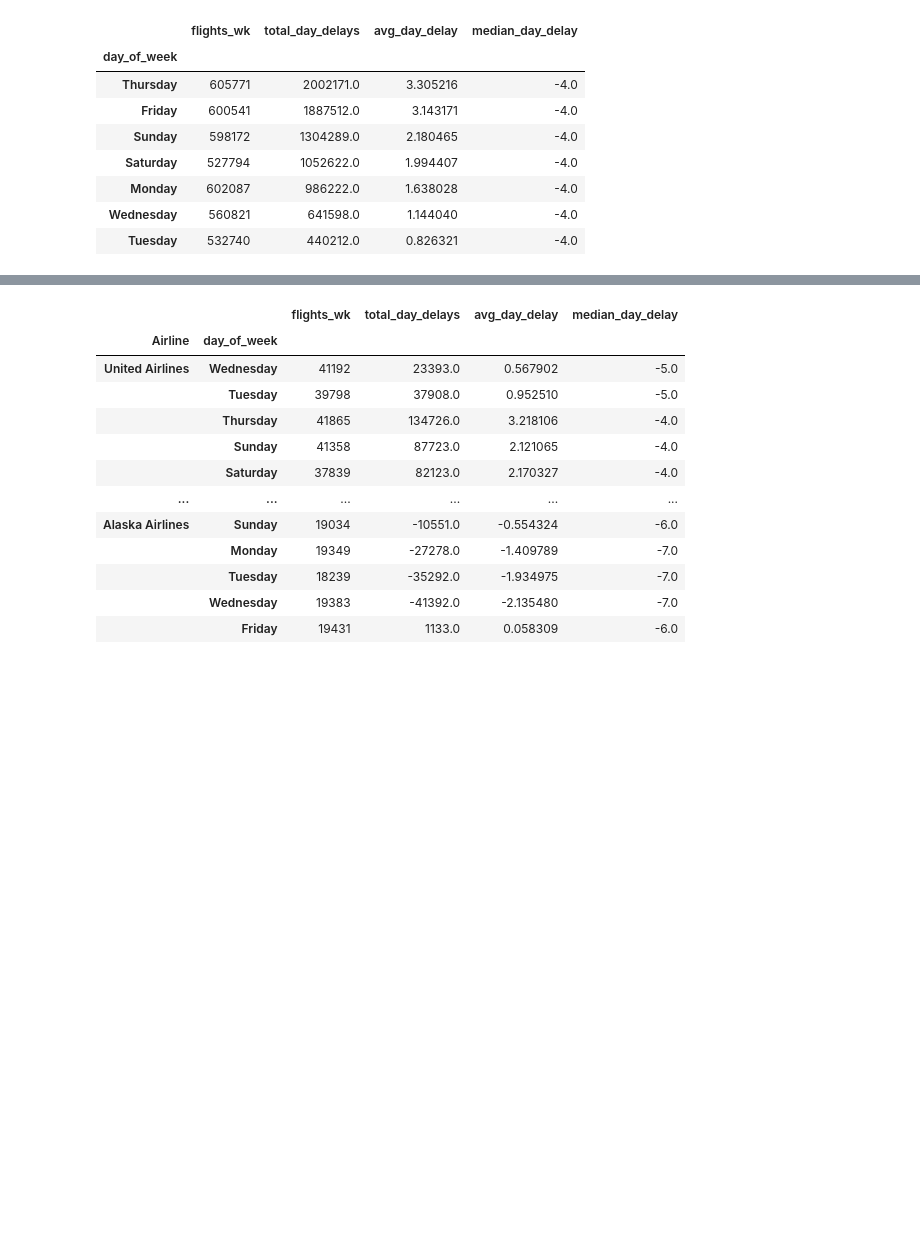
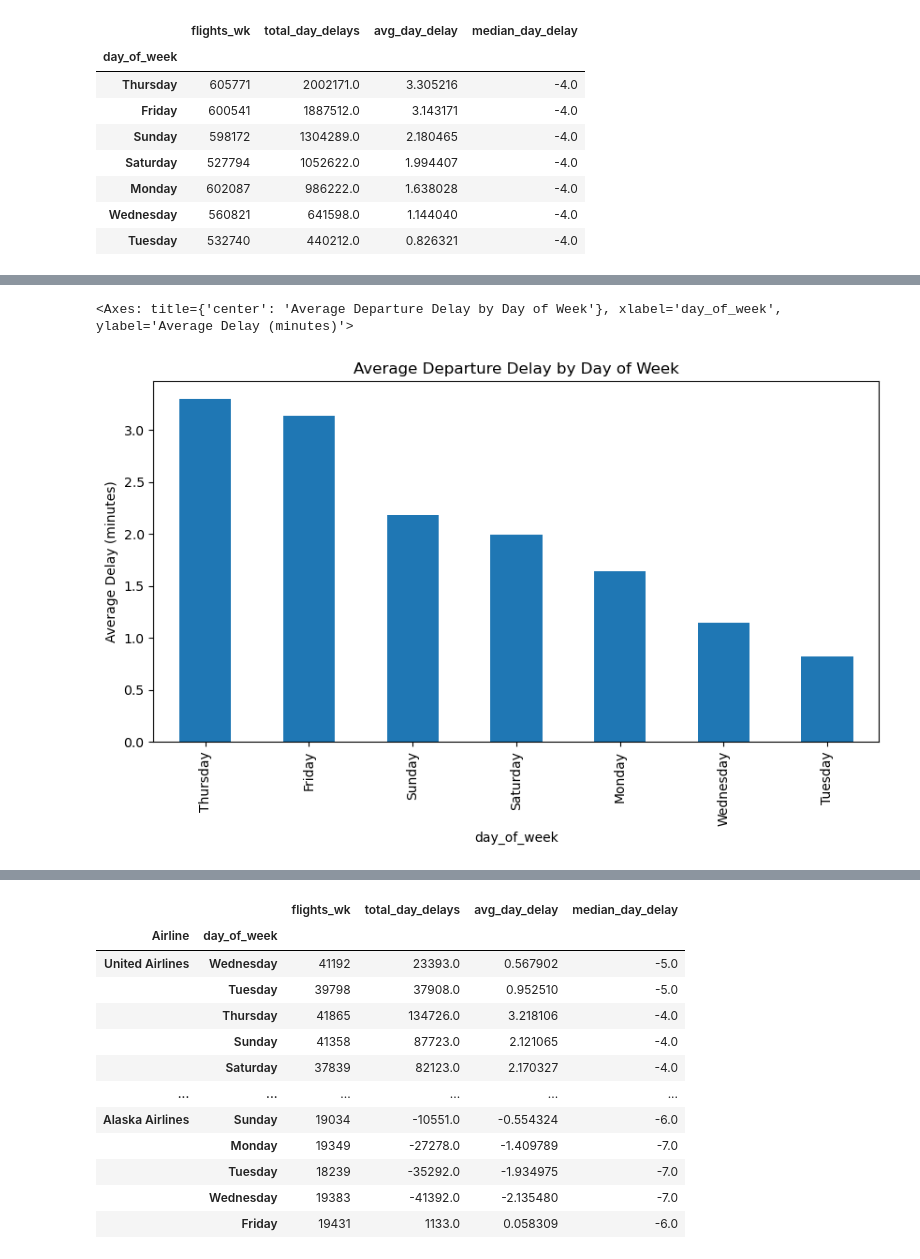
Before and after one commit to oubrando/eda-project, a Jupyter notebook: notebooks/Trace_Recon.ipynb, the cells around one changed output, grey strips where cells are left out. Cells and saved outputs as stored; diff of their text form; code cells hidden in the pictures; blank space fills up the shorter version.

```diff
--- a/notebooks/Trace_Recon.ipynb
+++ b/notebooks/Trace_Recon.ipynb
@@ -903,0 +940,10 @@ plot
+# %%
+day_wk_delay['avg_day_delay'].plot(
+    kind='bar',
+    figsize=(10,5),
+    title='Average Departure Delay by Day of Week',
+    ylabel='Average Delay (minutes)'
+)
+# %% [output]
+<Axes: title={'center': 'Average Departure Delay by Day of Week'}, xlabel='day_of_week', ylabel='Average Delay (minutes)'>
+[figure, added]
```
Also changed, not shown: parts of 20 cells of this notebook.
